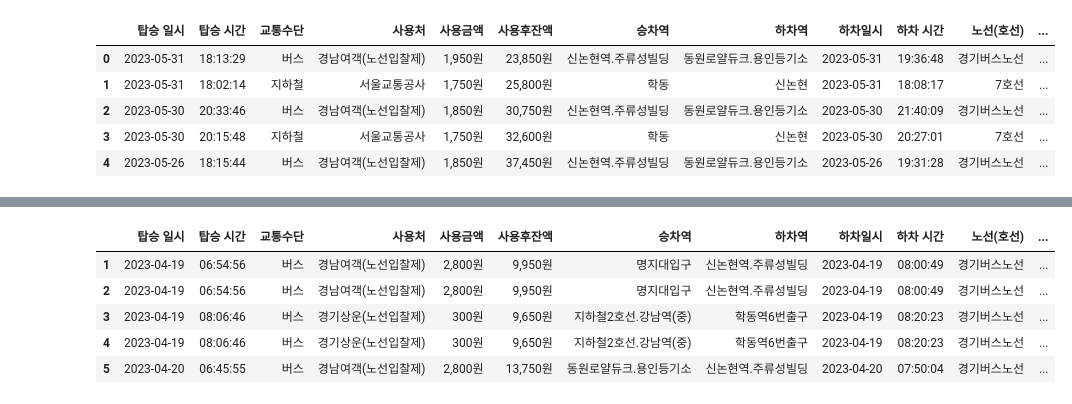
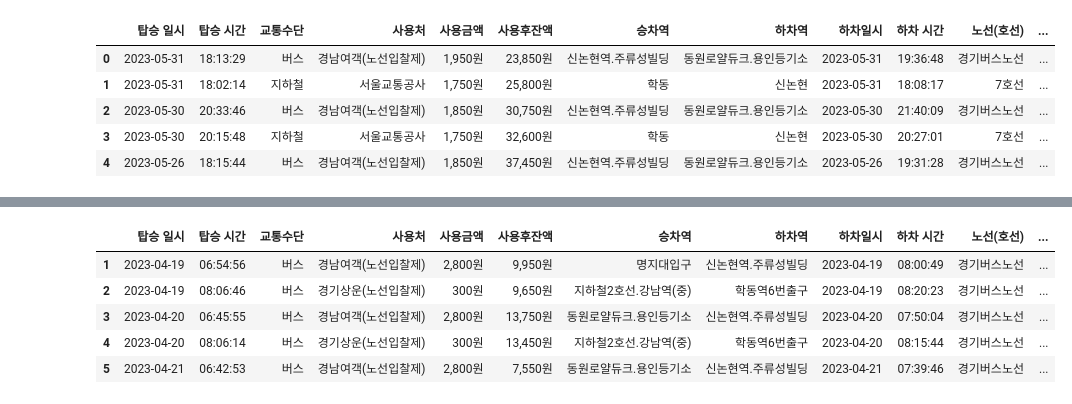
Before and after one commit to koreanbulbasaur/Project, a Jupyter notebook: one_project/first.ipynb, the cells around one changed output, grey strips where cells are left out. Drawn from its saved outputs; the diff is of its cells as text; code cells hidden in the pictures.

```diff
--- a/one_project/first.ipynb
+++ b/one_project/first.ipynb
@@ -24,5 +46,5 @@ leave_data.head()
 | 3 | 2023-05-30 | 20:15:48 | 지하철 | 서울교통공사 | 1,750원 | 32,600원 | 학동 | 신논현 | 2023-05-30 | 20:27:01 | 7호선 | ... |
 | 4 | 2023-05-26 | 18:15:44 | 버스 | 경남여객(노선입찰제) | 1,850원 | 37,450원 | 신논현역.주류성빌딩 | 동원로얄듀크.용인등기소 | 2023-05-26 | 19:31:28 | 경기버스노선 | ... |
 # %%
-go_data = go_data.sort_values(by=['탑승 일시', '탑승 시간'], ascending=[True, True])
+go_sort_data = go_data.sort_values(by=['탑승 일시', '탑승 시간'], ascending=[True, True])
 # %%
@@ -58,11 +80,11 @@ leave_data.head()
 # %%
-go_data = go_data.reset_index(drop=True)
-go_data.index += 1
-go_data.head()
+go_sort_data = go_sort_data.reset_index(drop=True)
+go_sort_data.index += 1
+go_sort_data.head()
 # %% [output]
 |  | 탑승 일시 | 탑승 시간 | 교통수단 | 사용처 | 사용금액 | 사용후잔액 | 승차역 | 하차역 | 하차일시 | 하차 시간 | 노선(호선) | ... |
 | 1 | 2023-04-19 | 06:54:56 | 버스 | 경남여객(노선입찰제) | 2,800원 | 9,950원 | 명지대입구 | 신논현역.주류성빌딩 | 2023-04-19 | 08:00:49 | 경기버스노선 | ... |
-| 2 | 2023-04-19 | 06:54:56 | 버스 | 경남여객(노선입찰제) | 2,800원 | 9,950원 | 명지대입구 | 신논현역.주류성빌딩 | 2023-04-19 | 08:00:49 | 경기버스노선 | ... |
-| 3 | 2023-04-19 | 08:06:46 | 버스 | 경기상운(노선입찰제) | 300원 | 9,650원 | 지하철2호선.강남역(중) | 학동역6번출구 | 2023-04-19 | 08:20:23 | 경기버스노선 | ... |
-| 4 | 2023-04-19 | 08:06:46 | 버스 | 경기상운(노선입찰제) | 300원 | 9,650원 | 지하철2호선.강남역(중) | 학동역6번출구 | 2023-04-19 | 08:20:23 | 경기버스노선 | ... |
-| 5 | 2023-04-20 | 06:45:55 | 버스 | 경남여객(노선입찰제) | 2,800원 | 13,750원 | 동원로얄듀크.용인등기소 | 신논현역.주류성빌딩 | 2023-04-20 | 07:50:04 | 경기버스노선 | ... |
+| 2 | 2023-04-19 | 08:06:46 | 버스 | 경기상운(노선입찰제) | 300원 | 9,650원 | 지하철2호선.강남역(중) | 학동역6번출구 | 2023-04-19 | 08:20:23 | 경기버스노선 | ... |
+| 3 | 2023-04-20 | 06:45:55 | 버스 | 경남여객(노선입찰제) | 2,800원 | 13,750원 | 동원로얄듀크.용인등기소 | 신논현역.주류성빌딩 | 2023-04-20 | 07:50:04 | 경기버스노선 | ... |
+| 4 | 2023-04-20 | 08:06:14 | 버스 | 경기상운(노선입찰제) | 300원 | 13,450원 | 지하철2호선.강남역(중) | 학동역6번출구 | 2023-04-20 | 08:15:44 | 경기버스노선 | ... |
+| 5 | 2023-04-21 | 06:42:53 | 버스 | 경남여객(노선입찰제) | 2,800원 | 7,550원 | 동원로얄듀크.용인등기소 | 신논현역.주류성빌딩 | 2023-04-21 | 07:39:46 | 경기버스노선 | ... |
```
Also changed, not shown: parts of 11 cells of this notebook, 2 other files.
